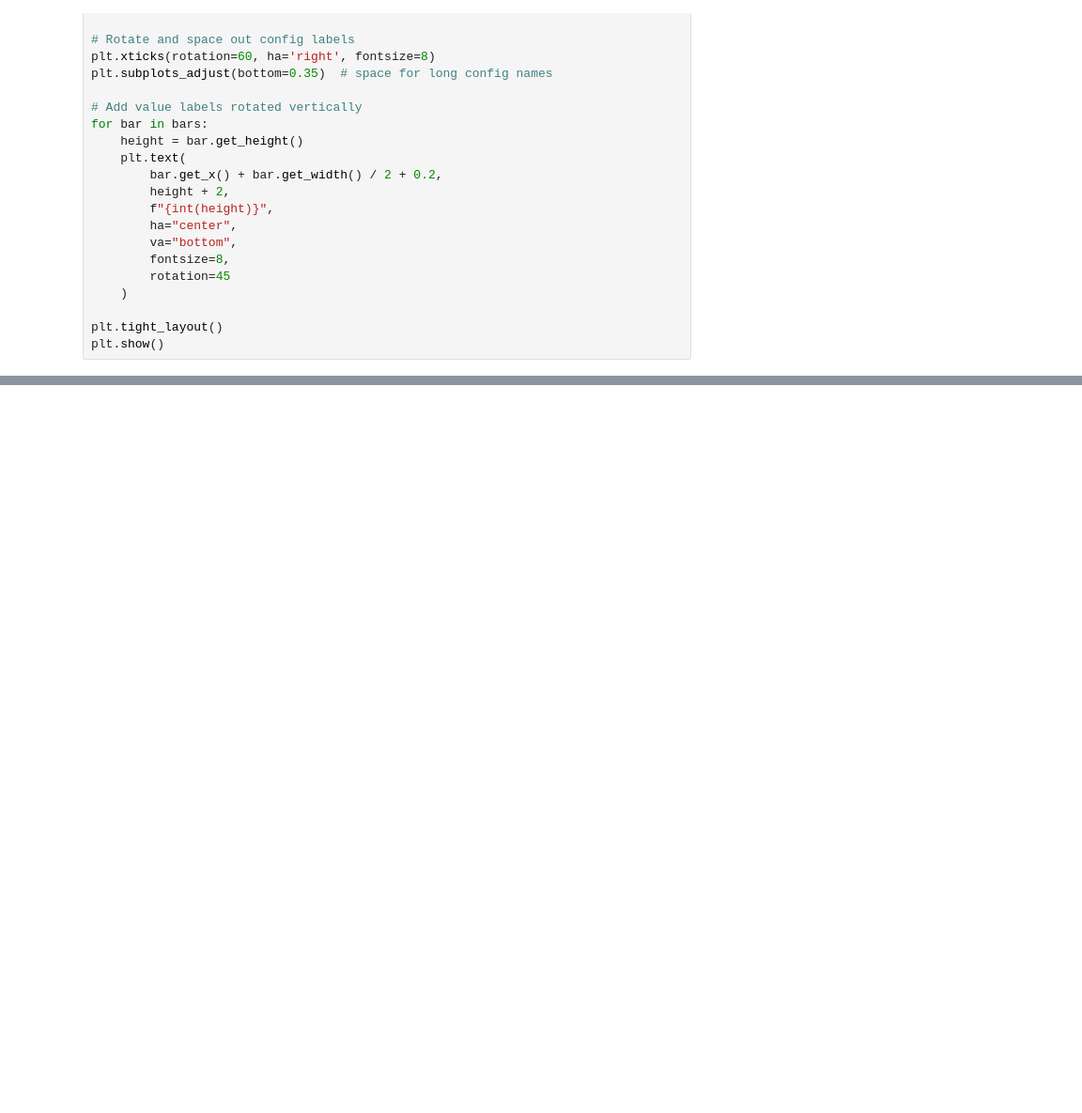
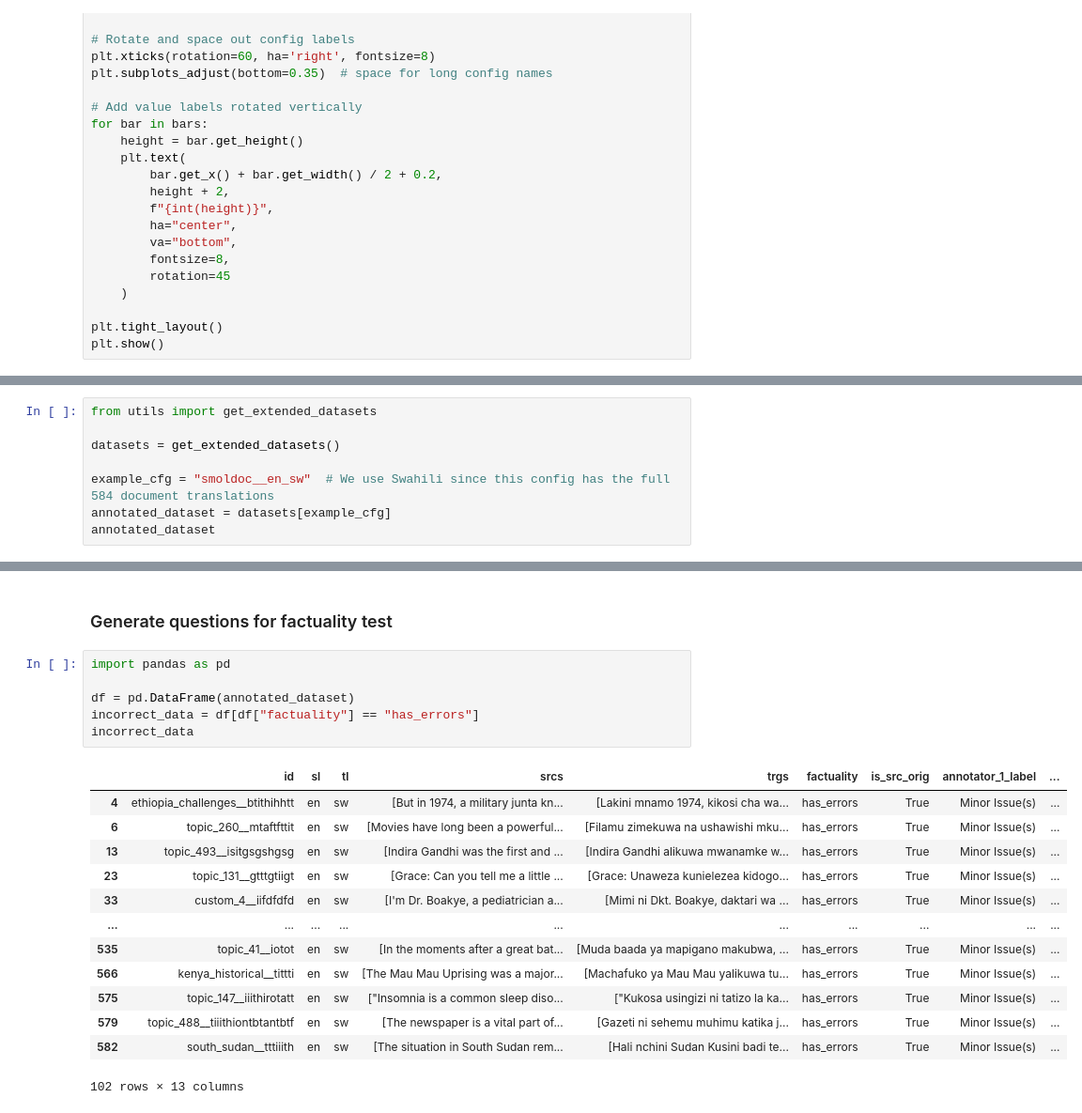
Before and after one commit to au-nlp/project-milestone-p2-group22, a Jupyter notebook: main.ipynb, the cells around one changed output, grey strips where cells are left out. Shown: that part at 94% size. Drawn from its saved outputs; the diff is of its cells as text; blank space fills up the shorter version.

Commit message:
Adds question generation to main.ipynb. Client seems to be hanging.

```diff
--- a/main.ipynb
+++ b/main.ipynb
@@ -76,0 +79,8 @@ plt.show()
+# %%
+from utils import get_extended_datasets
+
+datasets = get_extended_datasets()
+
+example_cfg = "smoldoc__en_sw"  # We use Swahili since this config has the full 584 document translations
+annotated_dataset = datasets[example_cfg]
+annotated_dataset
@@ -76,0 +95,22 @@ plt.show()
+# %% [markdown]
+### Generate questions for factuality test
+# %%
+import pandas as pd
+
+df = pd.DataFrame(annotated_dataset)
+incorrect_data = df[df["factuality"] == "has_errors"]
+incorrect_data
+# %% [output]
+|  | id | sl | tl | srcs | trgs | factuality | is_src_orig | annotator_1_label | ... |
+| 4 | ethiopia_challenges__btithihhtt | en | sw | [But in 1974, a military junta kn... | [Lakini mnamo 1974, kikosi cha wa... | has_errors | True | Minor Issue(s) | ... |
+| 6 | topic_260__mtaftfttit | en | sw | [Movies have long been a powerful... | [Filamu zimekuwa na ushawishi mku... | has_errors | True | Minor Issue(s) | ... |
+| 13 | topic_493__isitgsgshgsg | en | sw | [Indira Gandhi was the first and ... | [Indira Gandhi alikuwa mwanamke w... | has_errors | True | Minor Issue(s) | ... |
+| 23 | topic_131__gtttgtiigt | en | sw | [Grace: Can you tell me a little ... | [Grace: Unaweza kunielezea kidogo... | has_errors | True | Minor Issue(s) | ... |
+| 33 | custom_4__iifdfdfd | en | sw | [I'm Dr. Boakye, a pediatrician a... | [Mimi ni Dkt. Boakye, daktari wa ... | has_errors | True | Minor Issue(s) | ... |
+| ... | ... | ... | ... | ... | ... | ... | ... | ... | ... |
+| 535 | topic_41__iotot | en | sw | [In the moments after a great bat... | [Muda baada ya mapigano makubwa, ... | has_errors | True | Minor Issue(s) | ... |
+| 566 | kenya_historical__tittti | en | sw | [The Mau Mau Uprising was a major... | [Machafuko ya Mau Mau yalikuwa tu... | has_errors | True | Minor Issue(s) | ... |
+| 575 | topic_147__iiithirotatt | en | sw | ["Insomnia is a common sleep diso... | ["Kukosa usingizi ni tatizo la ka... | has_errors | True | Minor Issue(s) | ... |
+| 579 | topic_488__tiiithiontbtantbtf | en | sw | [The newspaper is a vital part of... | [Gazeti ni sehemu muhimu katika j... | has_errors | True | Minor Issue(s) | ... |
+| 582 | south_sudan__tttiiith | en | sw | [The situation in South Sudan rem... | [Hali nchini Sudan Kusini badi te... | has_errors | True | Minor Issue(s) | ... |
+102 rows × 13 columns
```
Also changed, not shown: parts of 5 cells of this notebook, 1 other file.
